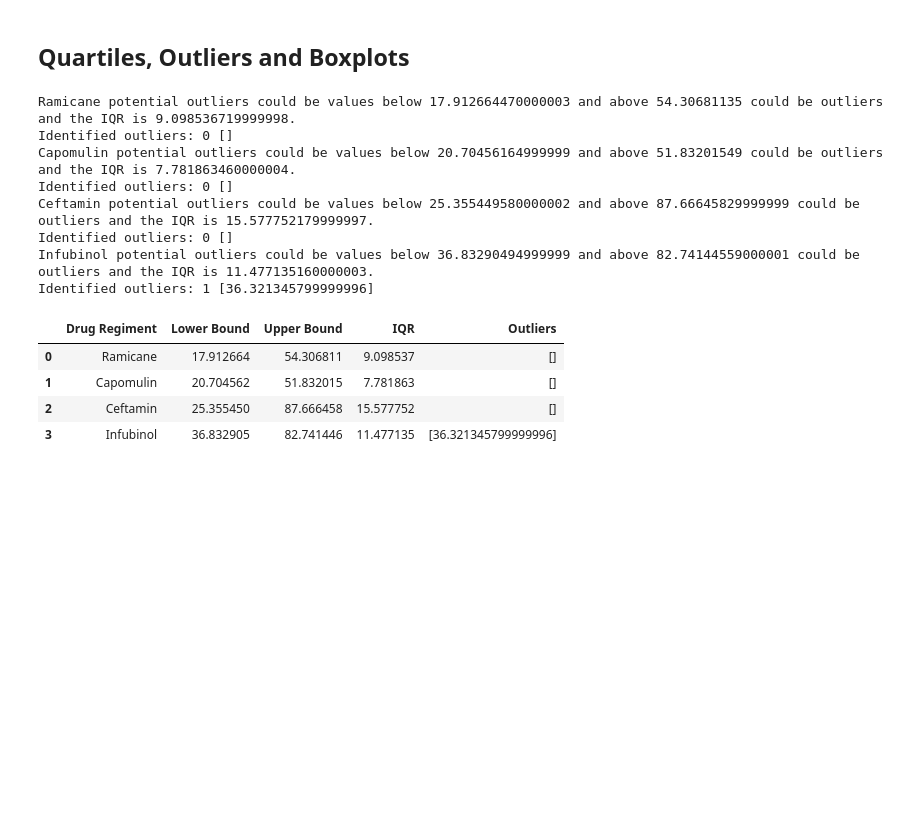
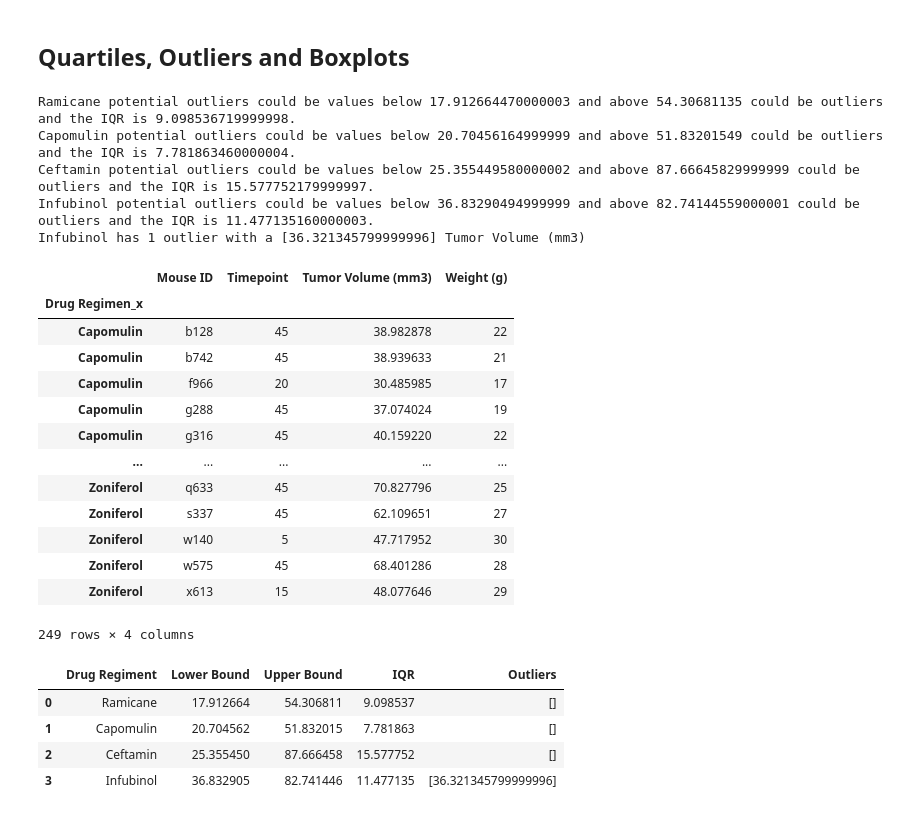
Before and after one commit to Altsa24/homework5, a Jupyter notebook: pymaceuticals_starter.ipynb, the cells around one changed output. Saved outputs shown, nothing was run; the diff lists cells and outputs as text; code cells hidden in the pictures; blank space fills up the shorter version.

```diff
--- a/pymaceuticals_starter.ipynb
+++ b/pymaceuticals_starter.ipynb
@@ -248,16 +248,31 @@ for x in drug_regimens:
     print(f"{x} potential outliers could be values below {lower_bound} and above {upper_bound} could be outliers and the IQR is {iqr}.")
     outliers = [x for x in tumor if x < lower_bound or x > upper_bound]
     outliers_list.append(outliers)
-    print(f"Identified outliers: {len(outliers)} {outliers}")
+    if len(outliers)>0:
+        print(f"{x} has {len(outliers)} outlier with a {outliers} Tumor Volume (mm3)")
 # %% [output]
 Ramicane potential outliers could be values below 17.912664470000003 and above 54.30681135 could be outliers and the IQR is 9.098536719999998.
-Identified outliers: 0 []
 Capomulin potential outliers could be values below 20.70456164999999 and above 51.83201549 could be outliers and the IQR is 7.781863460000004.
-Identified outliers: 0 []
 Ceftamin potential outliers could be values below 25.355449580000002 and above 87.66645829999999 could be outliers and the IQR is 15.577752179999997.
-Identified outliers: 0 []
 Infubinol potential outliers could be values below 36.83290494999999 and above 82.74144559000001 could be outliers and the IQR is 11.477135160000003.
-Identified outliers: 1 [36.321345799999996]
+Infubinol has 1 outlier with a [36.321345799999996] Tumor Volume (mm3)
+# %%
+df_new_index_2
+# %% [output]
+|  | Mouse ID | Timepoint | Tumor Volume (mm3) | Weight (g) |
+| Drug Regimen_x |  |  |  |  |
+| Capomulin | b128 | 45 | 38.982878 | 22 |
+| Capomulin | b742 | 45 | 38.939633 | 21 |
+| Capomulin | f966 | 20 | 30.485985 | 17 |
+| Capomulin | g288 | 45 | 37.074024 | 19 |
+| Capomulin | g316 | 45 | 40.159220 | 22 |
+| ... | ... | ... | ... | ... |
+| Zoniferol | q633 | 45 | 70.827796 | 25 |
+| Zoniferol | s337 | 45 | 62.109651 | 27 |
+| Zoniferol | w140 | 5 | 47.717952 | 30 |
+| Zoniferol | w575 | 45 | 68.401286 | 28 |
+| Zoniferol | x613 | 15 | 48.077646 | 29 |
+249 rows × 4 columns
 # %%
 outliers_df = pd.DataFrame({"Drug Regiment":drug_regimens,"Lower Bound":data_lower,
                             "Upper Bound":data_upper, "IQR":iqr_, "Outliers":outliers_list})
```
